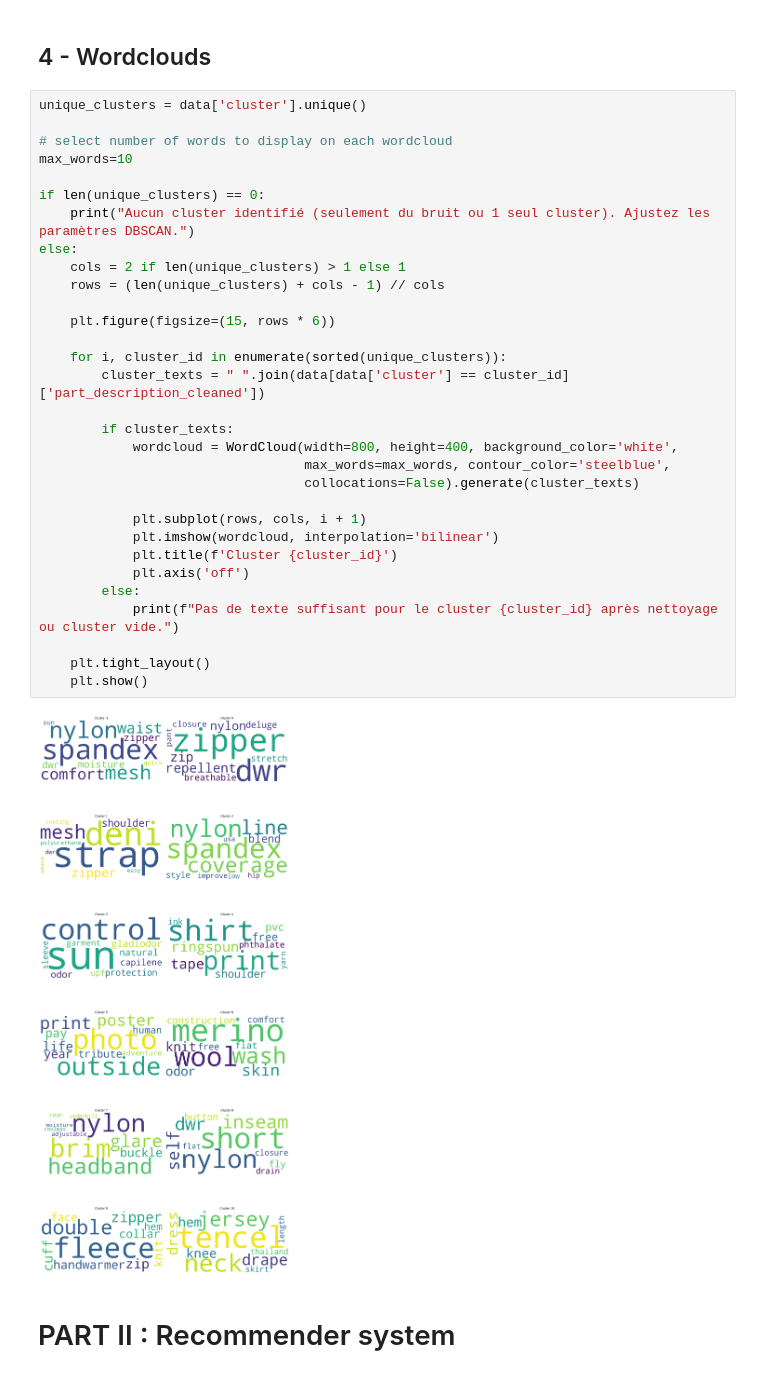
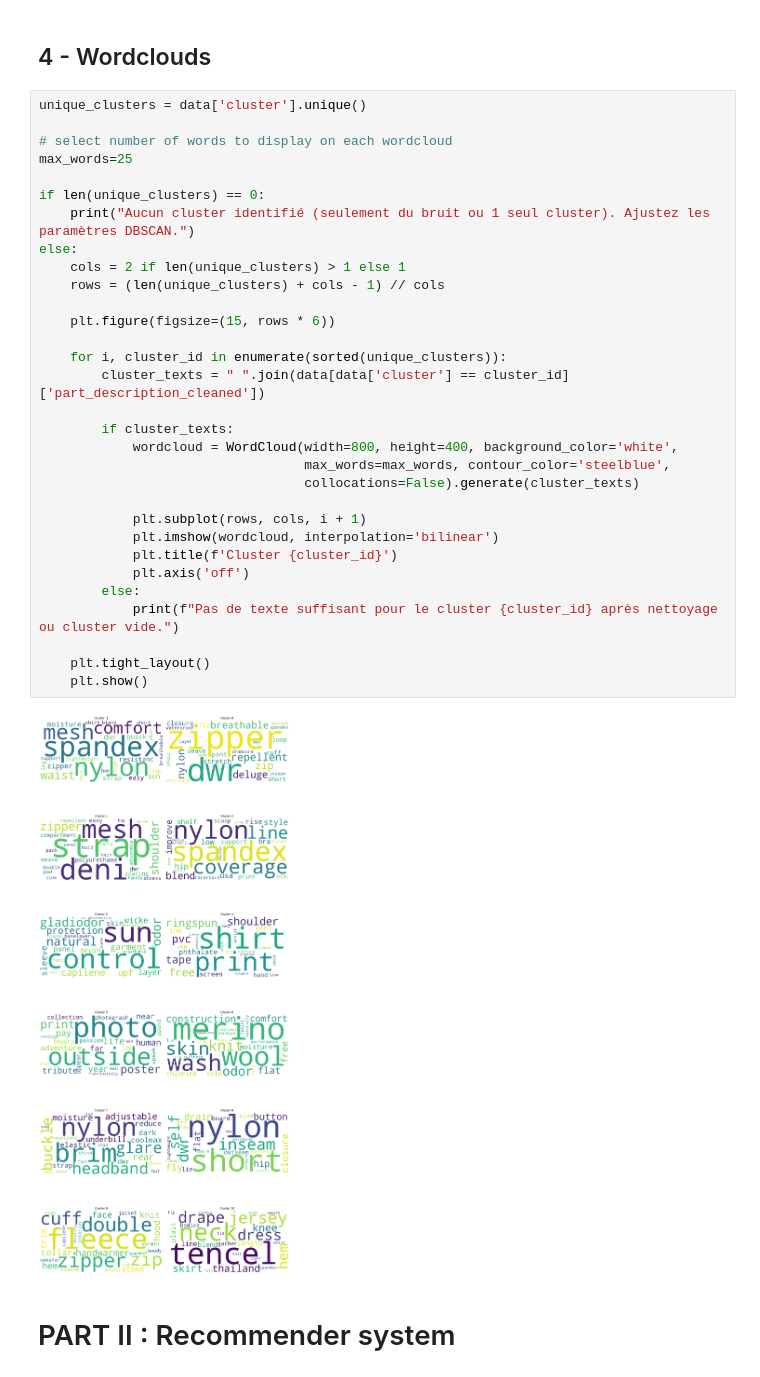
Before and after one commit to ManonFAEDY/Jedha_Bloc_3_NorthFace, a Jupyter notebook: Project_NorthFace.ipynb, the cells around one changed output. Saved outputs shown, nothing was run; the diff lists cells and outputs as text.

```diff
--- a/Project_NorthFace.ipynb
+++ b/Project_NorthFace.ipynb
@@ -258,35 +263,35 @@ Name: count, dtype: int64
 unique_clusters = data['cluster'].unique()
 
 # select number of words to display on each wordcloud
-max_words=10
+max_words=25
 
 if len(unique_clusters) == 0:
     print("Aucun cluster identifié (seulement du bruit ou 1 seul cluster). Ajustez les paramètres DBSCAN.")
 else:
     cols = 2 if len(unique_clusters) > 1 else 1
     rows = (len(unique_clusters) + cols - 1) // cols
 
     plt.figure(figsize=(15, rows * 6))
 
     for i, cluster_id in enumerate(sorted(unique_clusters)):
         cluster_texts = " ".join(data[data['cluster'] == cluster_id]['part_description_cleaned'])
 
         if cluster_texts:
             wordcloud = WordCloud(width=800, height=400, background_color='white',
                                   max_words=max_words, contour_color='steelblue',
                                   collocations=False).generate(cluster_texts)
 
             plt.subplot(rows, cols, i + 1)
             plt.imshow(wordcloud, interpolation='bilinear')
             plt.title(f'Cluster {cluster_id}')
             plt.axis('off')
         else:
             print(f"Pas de texte suffisant pour le cluster {cluster_id} après nettoyage ou cluster vide.")
 
     plt.tight_layout()
     plt.show()
 # %% [output]
-[figure, old version]
+[figure, new version]
 # %% [markdown]
 # PART II : Recommender system
 # %%
```
Also changed, not shown: parts of 12 cells of this notebook.
